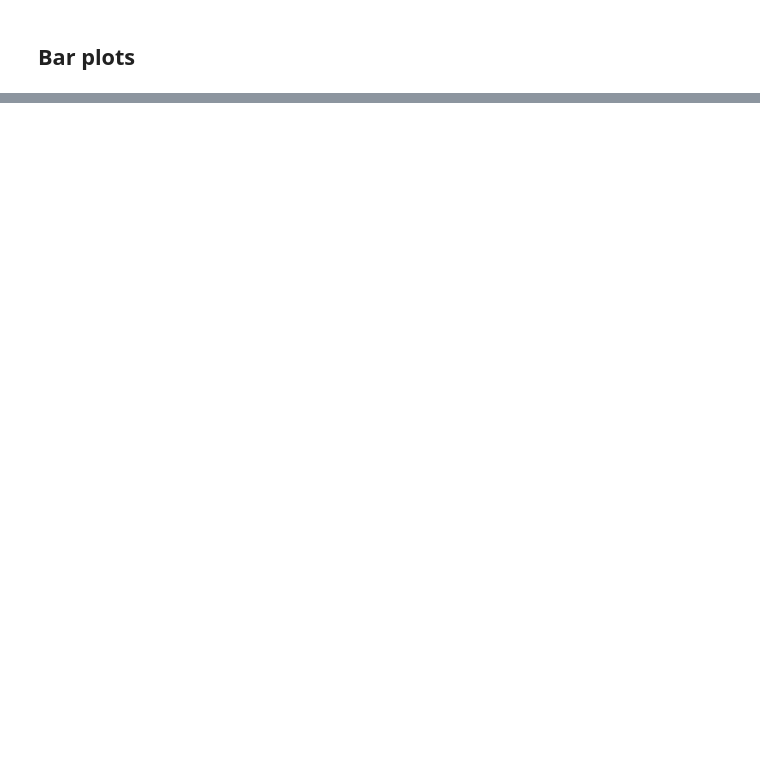
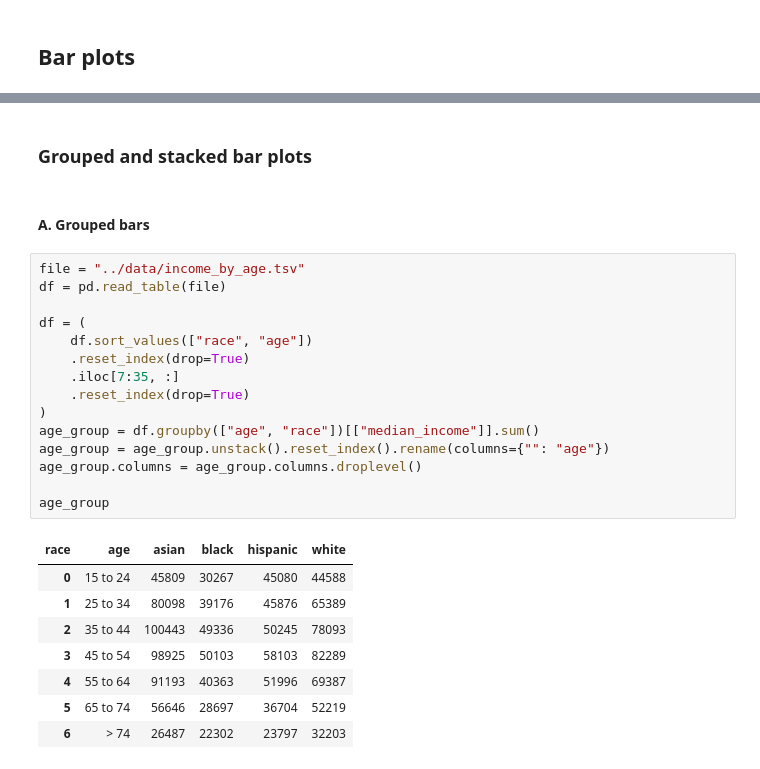
Before and after one commit to bokeh/dataviz-fundamentals, a Jupyter notebook: notebooks/bar_plots.ipynb, the cells around one changed output, grey strips where cells are left out. Drawn from its saved outputs; the diff is of its cells as text; blank space fills up the shorter version.

Commit message:
modified bar_plot.ipynb to include grouped and stacked bars.

```diff
--- a/notebooks/bar_plots.ipynb
+++ b/notebooks/bar_plots.ipynb
@@ -81,0 +100,28 @@ The `hbar()` method takes the following parameters:
+# %% [markdown]
+### Grouped and stacked bar plots
+# %% [markdown]
+#### A. Grouped bars
+# %%
+file = "../data/income_by_age.tsv"
+df = pd.read_table(file)
+
+df = (
+    df.sort_values(["race", "age"])
+    .reset_index(drop=True)
+    .iloc[7:35, :]
+    .reset_index(drop=True)
+)
+age_group = df.groupby(["age", "race"])[["median_income"]].sum()
+age_group = age_group.unstack().reset_index().rename(columns={"": "age"})
+age_group.columns = age_group.columns.droplevel()
+
+age_group
+# %% [output]
+| race | age | asian | black | hispanic | white |
+| 0 | 15 to 24 | 45809 | 30267 | 45080 | 44588 |
+| 1 | 25 to 34 | 80098 | 39176 | 45876 | 65389 |
+| 2 | 35 to 44 | 100443 | 49336 | 50245 | 78093 |
+| 3 | 45 to 54 | 98925 | 50103 | 58103 | 82289 |
+| 4 | 55 to 64 | 91193 | 40363 | 51996 | 69387 |
+| 5 | 65 to 74 | 56646 | 28697 | 36704 | 52219 |
+| 6 | > 74 | 26487 | 22302 | 23797 | 32203 |
```
Also changed, not shown: parts of 17 cells of this notebook, 1 other file.
